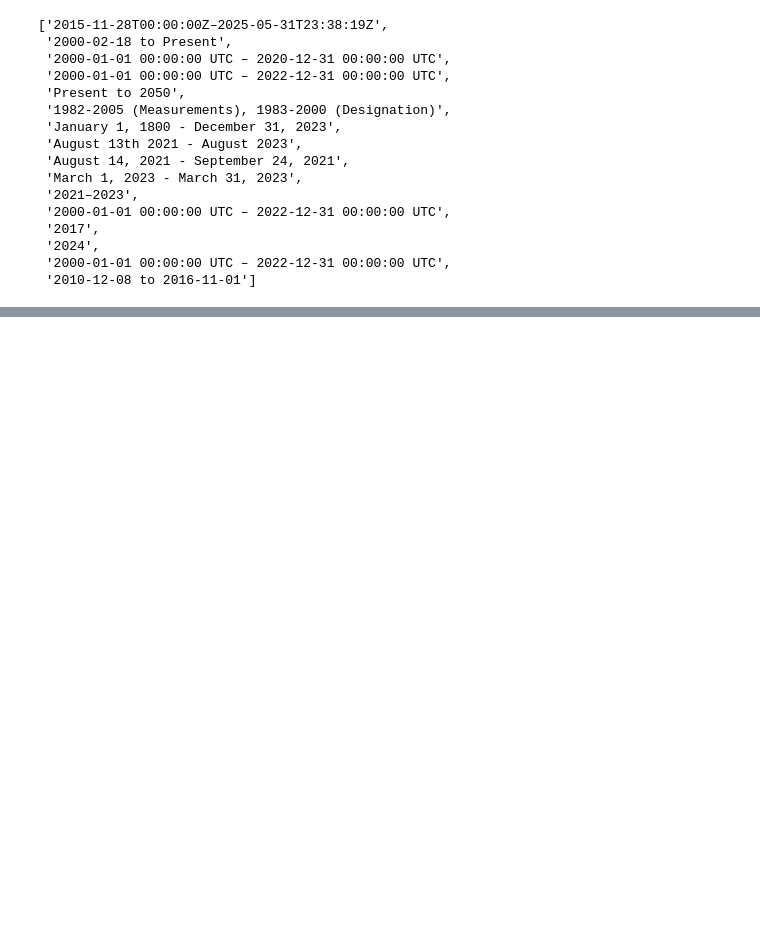
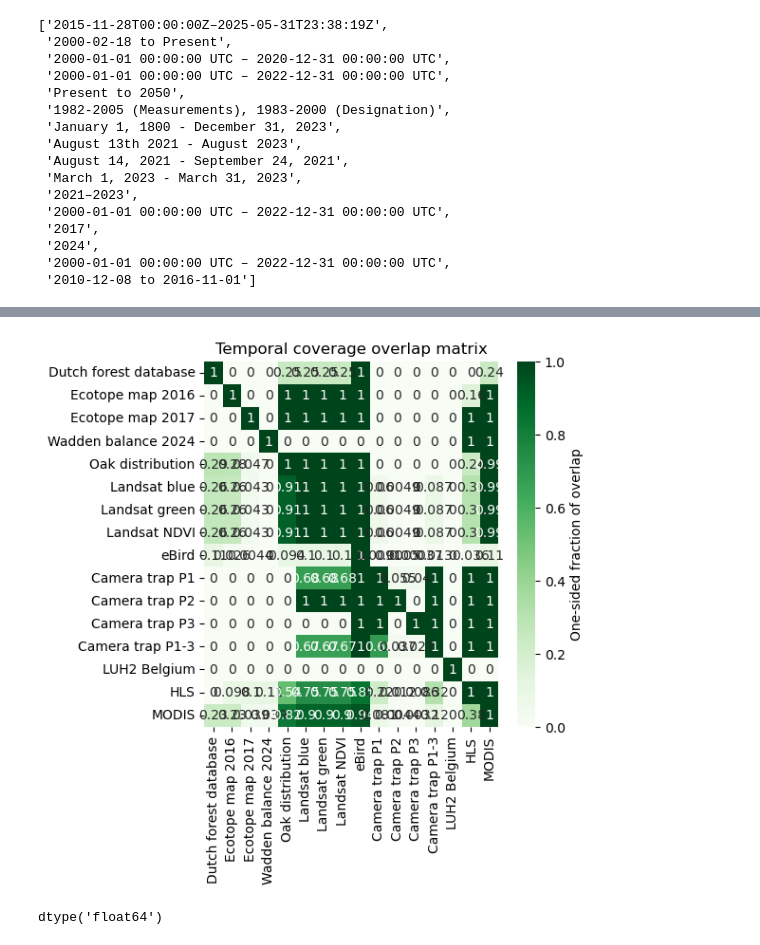
Before and after one commit to LTER-LIFE/meta-knowledge-harvesting, a Jupyter notebook: datasets_graph.ipynb, the cells around one changed output, grey strips where cells are left out. Drawn from its saved outputs; the diff is of its cells as text; code cells hidden in the pictures; blank space fills up the shorter version.

Commit message:
Updated temporal coverage result

```diff
--- a/datasets_graph.ipynb
+++ b/datasets_graph.ipynb
@@ -261,9 +250,12 @@ import string
 
 concerned_attributes = ["Temporal coverage"]
 embedding_list = []
-for attr in concerned_attributes:
+list_names = []
+for i_atrr, attr in enumerate(concerned_attributes):
     value_list = []
     for url, metadata_dict in loaded_data.items():
+        if i_atrr == 0:
+            list_names.append(url_to_acronym[url])
         if attr in metadata_dict:
             if metadata_dict[attr][0] != "N/A":
                 # Append the value of the concerned attribute to the list
@@ -293,17 +285,18 @@ import os
 from dotenv import load_dotenv
 
 # Load environment variables from .env file
-load_dotenv()
+# load_dotenv()
+load_dotenv(dotenv_path='keys.env')
 
 client = genai.Client(
     api_key=os.getenv("GEMINI_API_KEY")
 )
-value_list_string = ",\n".join(value_list)
+value_list_string = "<END>\n".join(value_list)
 
 llm_model = "gemini-2.5-flash-preview-05-20"
 
 prompt = f"""
-You are an expert in data formatting. Given a list of time points or time period ranges, your task is to normalize and format them into a consistent list of strings separated by commas.
+You are an expert in data formatting. Given a list of time points or time period ranges separted by <END>, your task is to normalize and format them into a consistent list of strings separated by commas.
 
 Formatting rules:
 
@@ -311,13 +304,15 @@ Formatting rules:
 
     If a date-time includes hours, minutes, or seconds (e.g., 2000-01-01 00:00:00 UTC), remove the time portion and keep only the date in YYYY-MM-DD format.
 
-    If Present is includes, keep it as is.
+    If Present is included, keep it as is.
 
     Otherwise express time periods as YYYY-MM-DD-YYYY-MM-DD.
 
     Separate all formatted periods with commas in the output.
 
     Do not include any additional text, code or formatting in the output, just the formatted string.
+
+    If multiple periods are given, merge them into a single string with the format YYYY-MM-DD-YYYY-MM-DD, from the earliest to the latest date.
 
 Input list:
 {value_list_string}
@@ -336,0 +401,37 @@ response_text
+# %%
+def plot_temp_overlap(df_conversion, save_fig=False, ax=None, overlap_method='one-sided', annot_hm=True):
+
+    overlap_matrix = np.zeros((len(df_conversion), len(df_conversion)))
+    for i in range(len(df_conversion)):
+        for j in range(len(df_conversion)):
+            # if i != j:
+            start_i = df_conversion['start_date'].iloc[i]
+            end_i = df_conversion['end_date'].iloc[i]
+            start_j = df_conversion['start_date'].iloc[j]
+            end_j = df_conversion['end_date'].iloc[j]
+
+            # Check for overlap
+            if start_i <= end_j and start_j <= end_i:
+                overlap_matrix[i, j] = 1  # Overlap exists
+                if overlap_method == 'two-sided':
+                    frac_overlap = (min(end_i, end_j) - max(start_i, start_j)).days / (max(end_i, end_j) - min(start_i, start_j)).days  ## symmtric fraction overlap
+                elif overlap_method == 'one-sided':
+                    frac_overlap = (min(end_i, end_j) - max(start_i, start_j)).days / (end_i - start_i).days
+                else:
+                    raise ValueError("Invalid overlap method. Choose 'one-sided' or 'two-sided'.")
+                overlap_matrix[i, j] = frac_overlap
+
+    if ax is None:
+        fig, ax = plt.subplots(figsize=(5, 5))
+    sns.heatmap(overlap_matrix, cmap='Greens', xticklabels=df_conversion['Dataset'],
+                yticklabels=df_conversion['Dataset'], ax=ax, cbar_kws={'label': 'One-sided fraction of overlap'},
+                annot=annot_hm, rasterized=True)
+    ax.set_title("Temporal coverage overlap matrix")
+
+plot_temp_overlap(df_conversion, save_fig=False, overlap_method='one-sided')
+# %% [output]
+[figure, added]
+# %%
+overlap_matrix.dtype
+# %% [output]
+dtype('float64')
```
Also changed, not shown: parts of 9 cells of this notebook, 4 other files.
